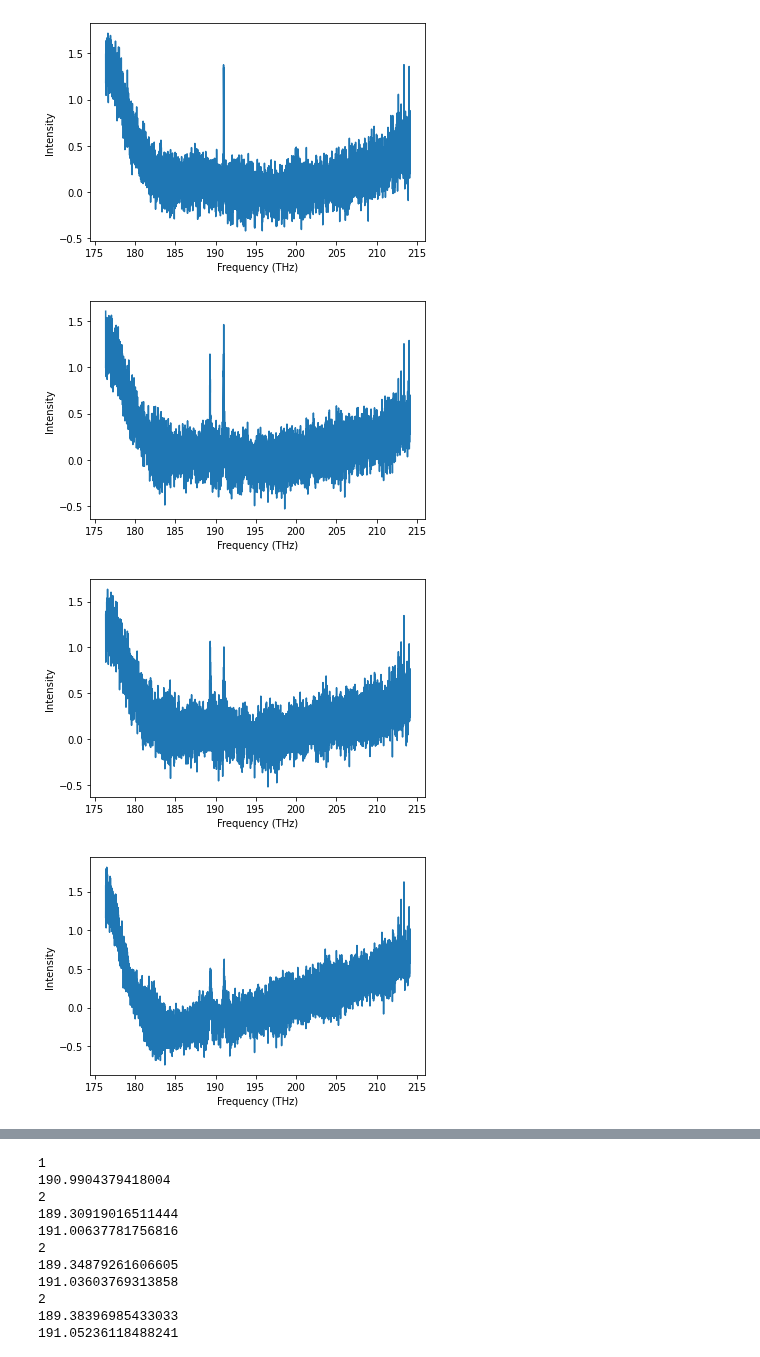
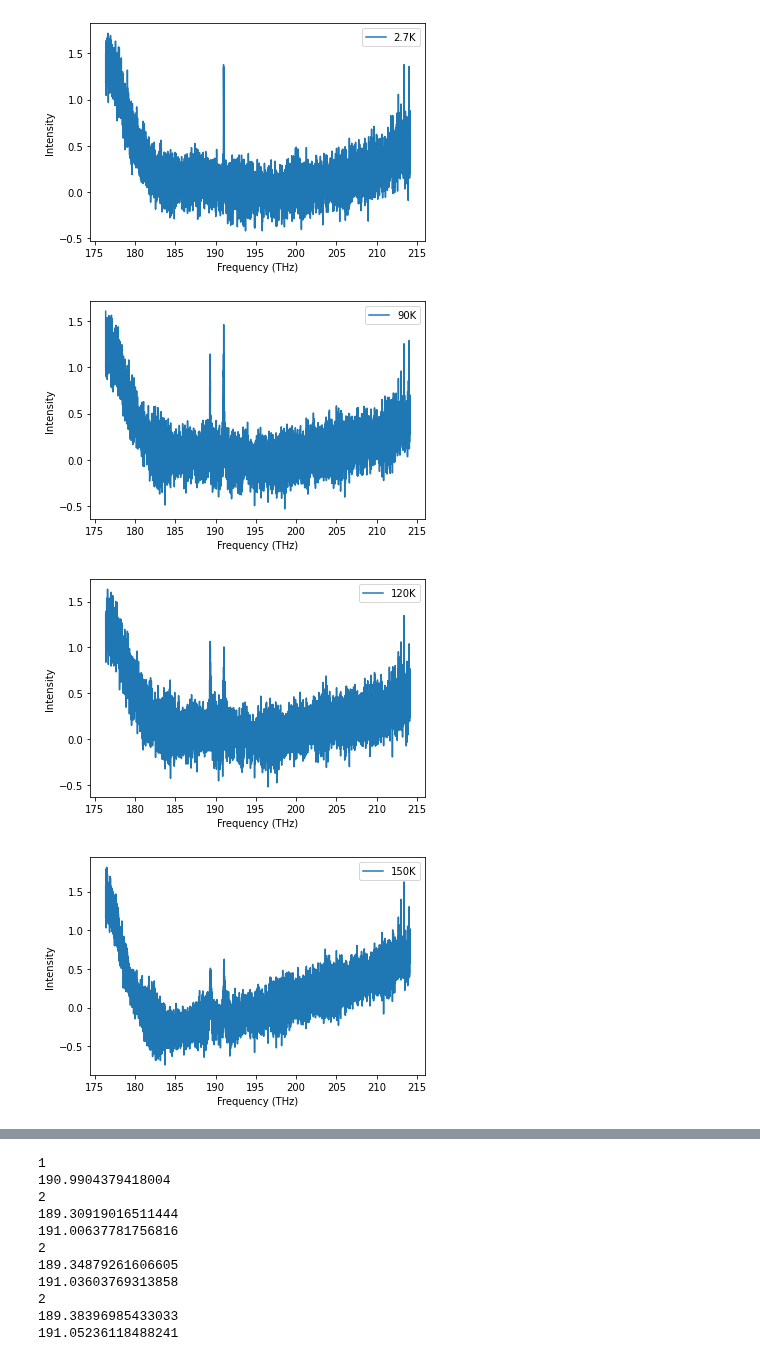
Before and after one commit to JUOM2016/Quick_cal_and_plotting, a Jupyter notebook: absorption_white_light_OD_perpendicular.ipynb, the cells around one changed output, grey strips where cells are left out. Cells and saved outputs as stored; diff of their text form; code cells hidden in the pictures.

```diff
--- a/absorption_white_light_OD_perpendicular.ipynb
+++ b/absorption_white_light_OD_perpendicular.ipynb
@@ -8,34 +8,37 @@ import sys
 from scipy import signal
 from scipy.optimize import curve_fit
 # %%
-dir = 'C:\\Users\\wj2002\Dropbox (Heriot-Watt University Team)\\2021_HWU\Exp data-2021'
+dir = 'C:\\Users\\wj2002\Dropbox (Heriot-Watt University Team)\\2021_HWU\\Exp data-2021'
 folder = '20221123_0_1%_PrYVO4_absorption_whitelight'
 sub_folders = ['2.7K','90K','120K','150K','210K','248K']
 file_name=['OD_013.csv','OD_013.csv','OD_013.csv','OD_013.csv','OD_022.csv','OD_022.csv']
 # %%
 data=[]
 data=pd.DataFrame(data)
 for index,file in enumerate(file_name):
     path=dir + '\\' + folder + '\\' + sub_folders[index] + '\\'+file
 
     file_data = open(path, 'r')
     content = file_data.read()
     # change new line character from '\r\n' to '\n'
     lines = content.replace('\r', '').split('\n')
     # Remove the first and last 2 lines of the file
     # StringIO can be considered as a file stored in memory
     read_data=pd.read_csv(StringIO("\n".join(lines[99:-3])), header=None)
     #read_data=read_data.to_numpy() # Read the raw data when the laser is focused into the sample
 
     data[index*2]=read_data[0]
     data[index*2+1]=read_data[1]
 
     fig,ax=plt.subplots()
-    ax.plot(read_data[0],read_data[1])
+    ax.plot(read_data[0],read_data[1], label="{}".format(sub_folders[index]))
+    ax.legend()
     ax.set_xlabel('Frequency (THz)')
     ax.set_ylabel('Intensity')
+
+output_raw_data=data.to_numpy()
 # %% [output]
-[figure, old version]
+[figure, new version]
-[figure, old version]
+[figure, new version]
-[figure, old version]
+[figure, new version]
-[figure, old version]
+[figure, new version]
```
Also changed, not shown: parts of 5 cells of this notebook, 1 other file.
